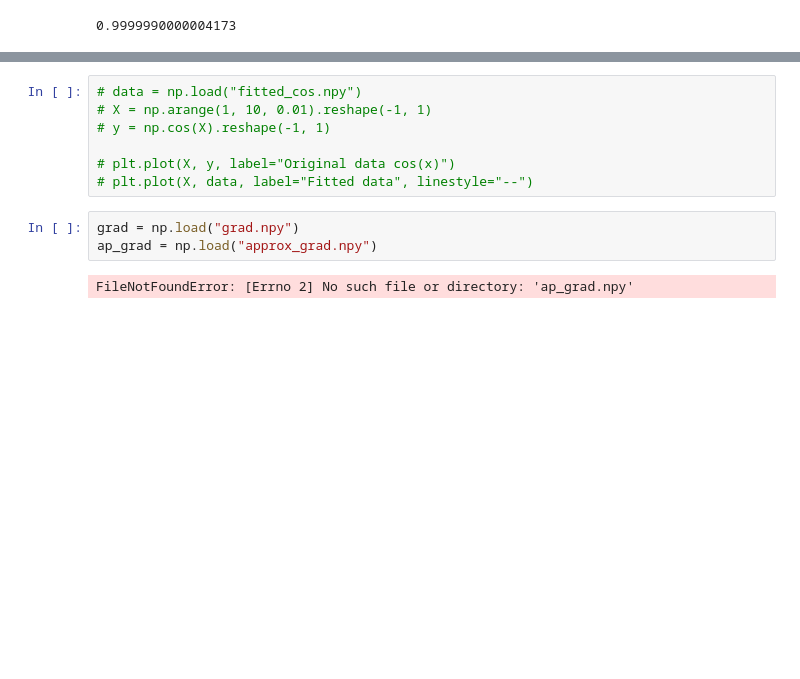
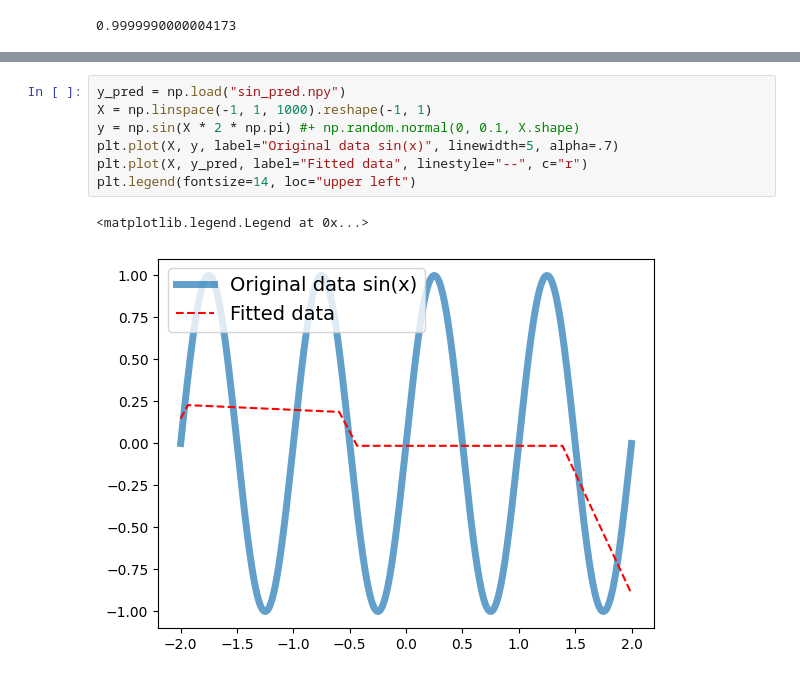
Before and after one commit to strojanski/ML-DS-I, a Jupyter notebook: hw4 - neural nets/visualize.ipynb, the cells around one changed output, grey strips where cells are left out. Saved outputs shown, nothing was run; the diff lists cells and outputs as text; blank space fills up the shorter version.

```diff
--- a/hw4 - neural nets/visualize.ipynb
+++ b/hw4 - neural nets/visualize.ipynb
@@ -28,12 +29,10 @@ plt.plot(X, data, label="Fitted data", linestyle="--")
 # %%
-# data = np.load("fitted_cos.npy")
-# X = np.arange(1, 10, 0.01).reshape(-1, 1)
-# y = np.cos(X).reshape(-1, 1)
-
-# plt.plot(X, y, label="Original data cos(x)")
-# plt.plot(X, data, label="Fitted data", linestyle="--")
+y_pred = np.load("sin_pred.npy")
+X = np.linspace(-1, 1, 1000).reshape(-1, 1)
+y = np.sin(X * 2 * np.pi) #+ np.random.normal(0, 0.1, X.shape)
+plt.plot(X, y, label="Original data sin(x)", linewidth=5, alpha=.7)
+plt.plot(X, y_pred, label="Fitted data", linestyle="--", c="r")
+plt.legend(fontsize=14, loc="upper left")
+# %% [output]
+<matplotlib.legend.Legend at 0x...>
+[figure, added]
-# %%
-grad = np.load("grad.npy")
-ap_grad = np.load("approx_grad.npy")
-# %% [output]
-FileNotFoundError: [Errno 2] No such file or directory: 'ap_grad.npy'
```
Also changed, not shown: parts of 11 cells of this notebook, 6 other files.
